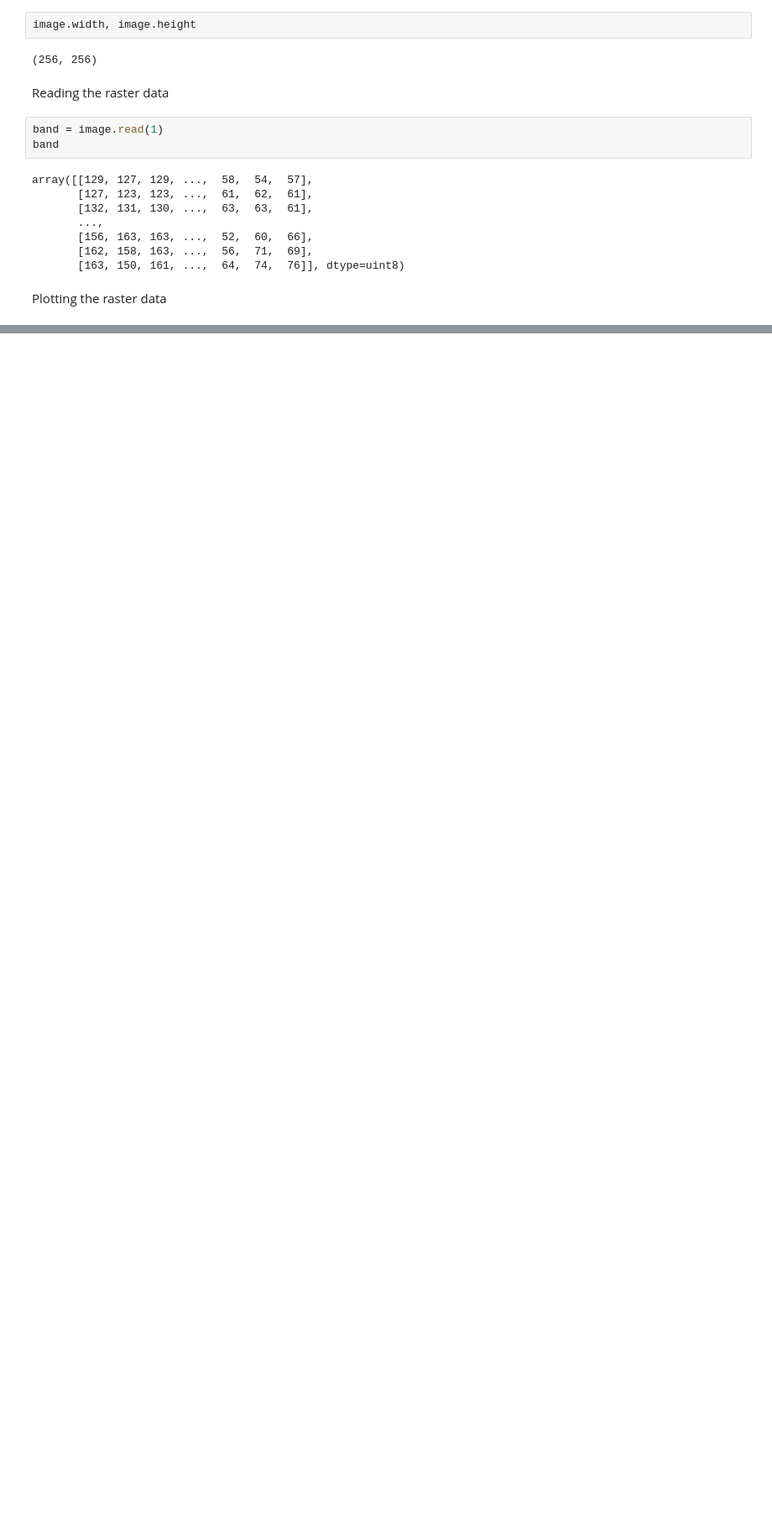
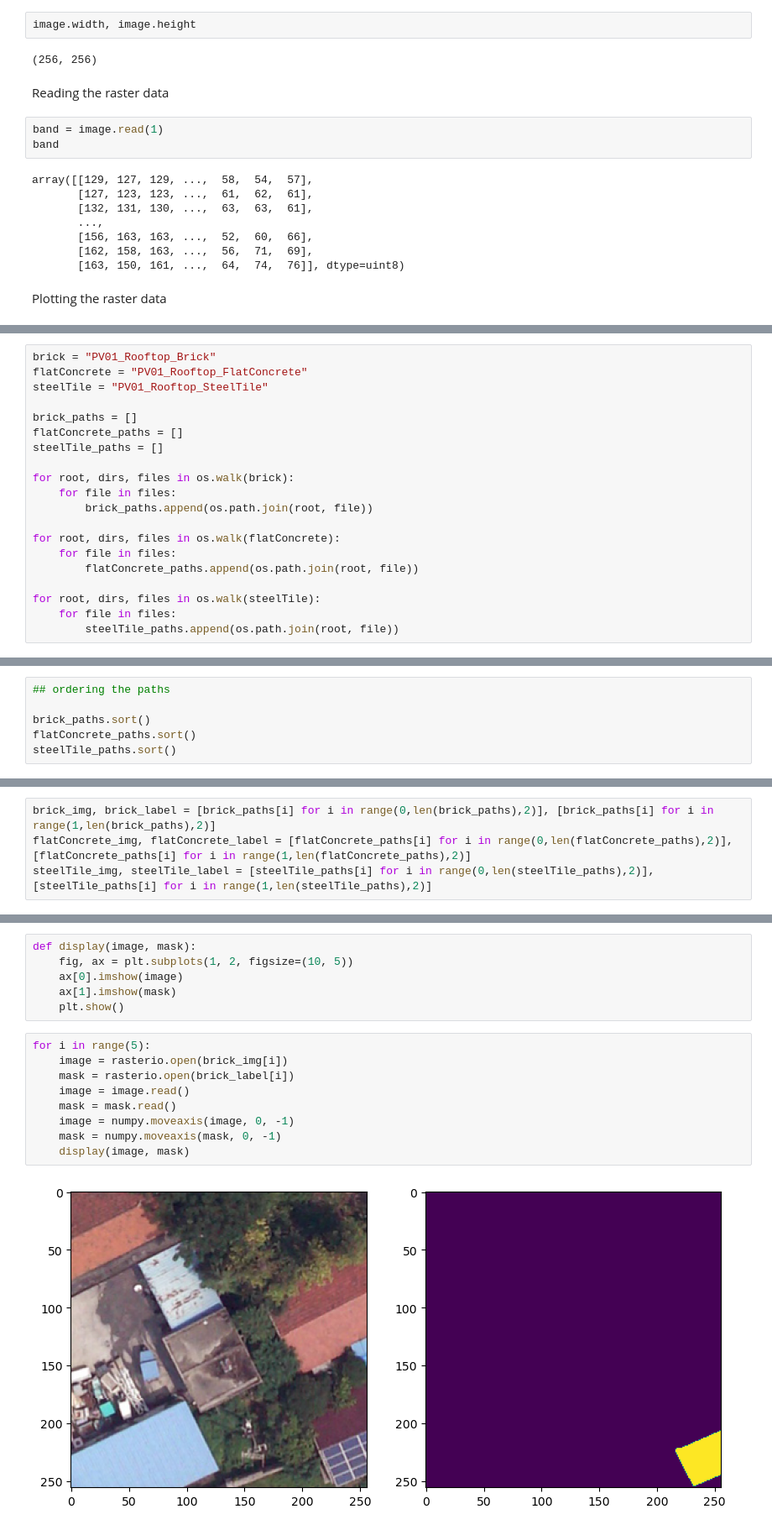
Before and after one commit to bharathraj-v/geoml-wd, a Jupyter notebook: usage.ipynb, the cells around one changed output, grey strips where cells are left out. Shown at 84% size. Drawn from its saved outputs; the diff is of its cells as text; blank space fills up the shorter version.

```diff
--- a/usage.ipynb
+++ b/usage.ipynb
@@ -51,0 +72,20 @@ Plotting the raster data
+# %%
+brick = "PV01_Rooftop_Brick"
+flatConcrete = "PV01_Rooftop_FlatConcrete"
+steelTile = "PV01_Rooftop_SteelTile"
+
+brick_paths = []
+flatConcrete_paths = []
+steelTile_paths = []
+
+for root, dirs, files in os.walk(brick):
+    for file in files:
+        brick_paths.append(os.path.join(root, file))
+
+for root, dirs, files in os.walk(flatConcrete):
+    for file in files:
+        flatConcrete_paths.append(os.path.join(root, file))
+
+for root, dirs, files in os.walk(steelTile):
+    for file in files:
+        steelTile_paths.append(os.path.join(root, file))
@@ -51,0 +105,6 @@ Plotting the raster data
+# %%
+## ordering the paths
+
+brick_paths.sort()
+flatConcrete_paths.sort()
+steelTile_paths.sort()
@@ -51,0 +124,4 @@ Plotting the raster data
+# %%
+brick_img, brick_label = [brick_paths[i] for i in range(0,len(brick_paths),2)], [brick_paths[i] for i in range(1,len(brick_paths),2)]
+flatConcrete_img, flatConcrete_label = [flatConcrete_paths[i] for i in range(0,len(flatConcrete_paths),2)], [flatConcrete_paths[i] for i in range(1,len(flatConcrete_paths),2)]
+steelTile_img, steelTile_label = [steelTile_paths[i] for i in range(0,len(steelTile_paths),2)], [steelTile_paths[i] for i in range(1,len(steelTile_paths),2)]
@@ -51,0 +158,17 @@ Plotting the raster data
+# %%
+def display(image, mask):
+    fig, ax = plt.subplots(1, 2, figsize=(10, 5))
+    ax[0].imshow(image)
+    ax[1].imshow(mask)
+    plt.show()
+# %%
+for i in range(5):
+    image = rasterio.open(brick_img[i])
+    mask = rasterio.open(brick_label[i])
+    image = image.read()
+    mask = mask.read()
+    image = numpy.moveaxis(image, 0, -1)
+    mask = numpy.moveaxis(mask, 0, -1)
+    display(image, mask)
+# %% [output]
+[figure, added]
```
Also changed, not shown: parts of 12 cells of this notebook, 1 other file.
